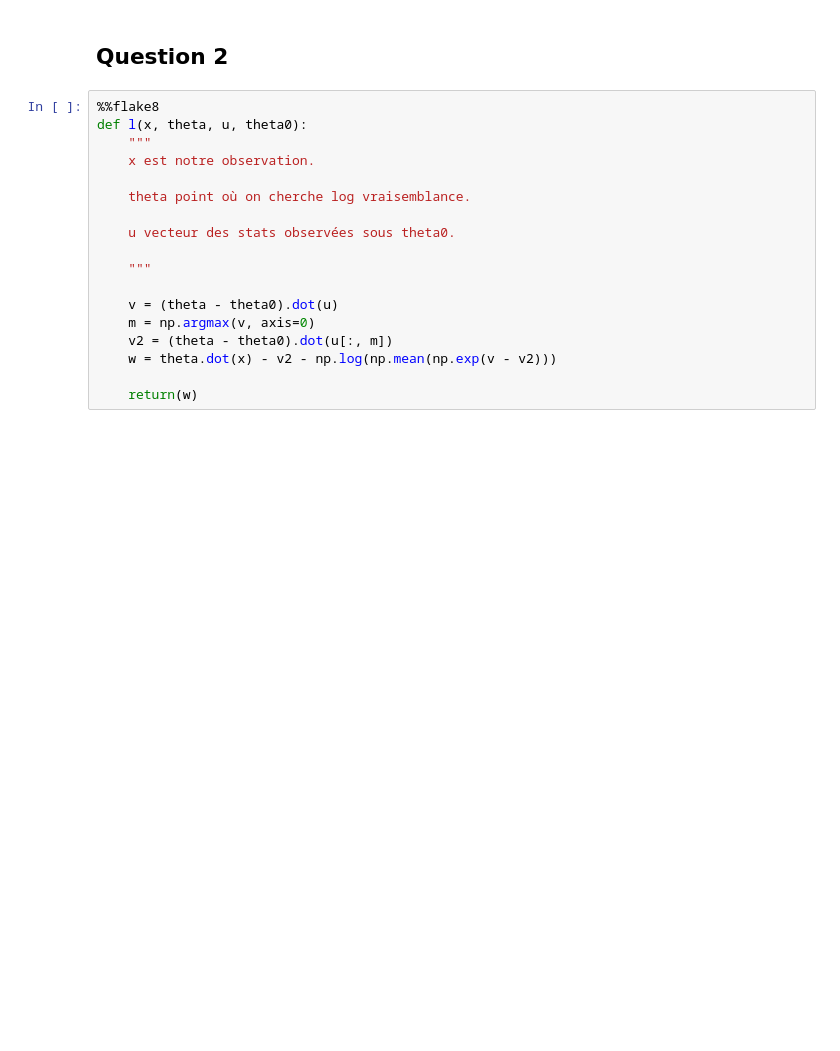
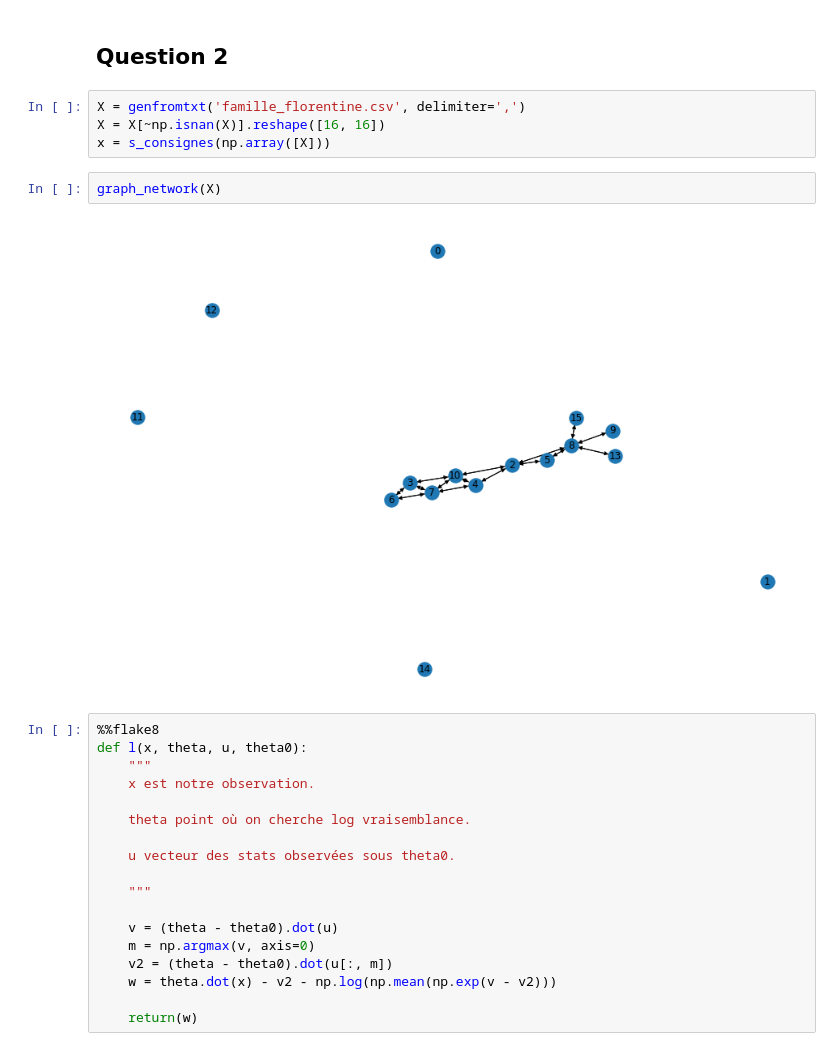
Before and after one commit to DatenBiene/Monte_Carlo-Social_Network, a Jupyter notebook: Projet_Code_Rendu.ipynb, the cells around one changed output. Saved outputs shown, nothing was run; the diff lists cells and outputs as text; blank space fills up the shorter version.

Commit message:
Graph famille

```diff
--- a/Projet_Code_Rendu.ipynb
+++ b/Projet_Code_Rendu.ipynb
@@ -530,6 +530,14 @@ evolution(X[1])  # Le nombre de triangles
 [figure]
 # %% [markdown]
 ## Question 2
+# %%
+X = genfromtxt('famille_florentine.csv', delimiter=',')
+X = X[~np.isnan(X)].reshape([16, 16])
+x = s_consignes(np.array([X]))
+# %%
+graph_network(X)
+# %% [output]
+[figure, added]
 # %%
 %%flake8
 def l(x, theta, u, theta0):
```
Also changed, not shown: parts of 1 cell of this notebook, 1 other file.
